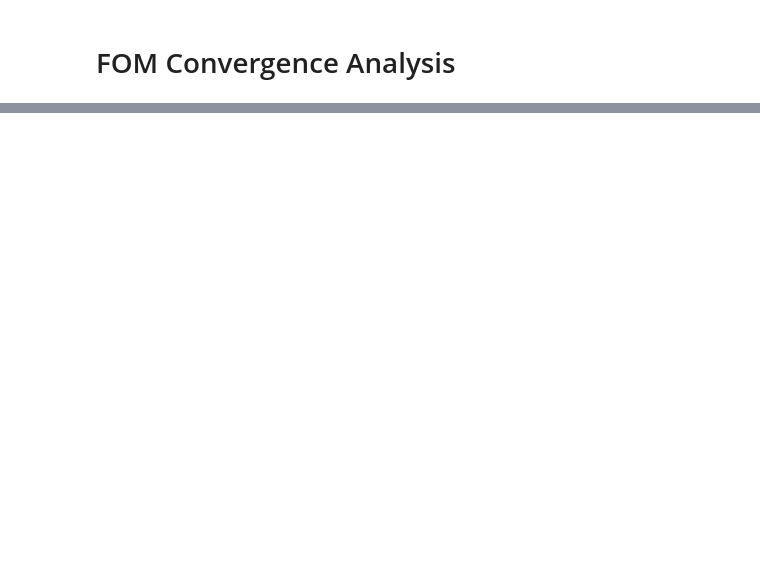
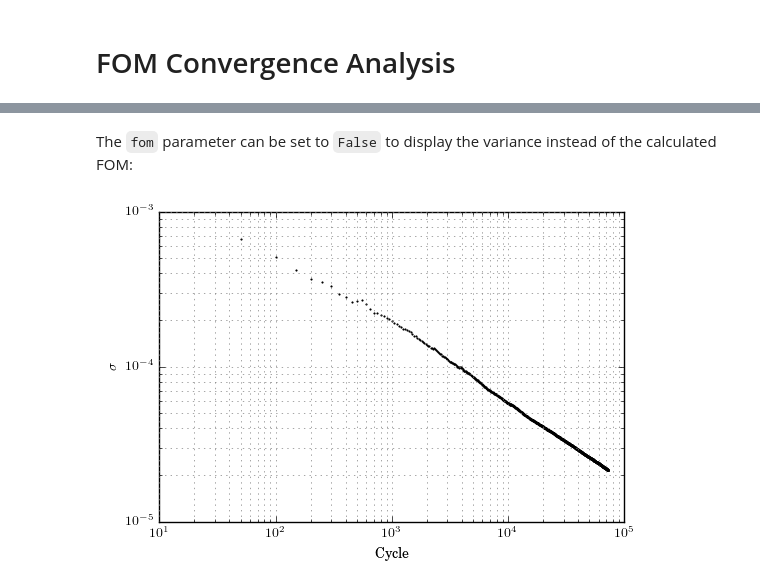
Before and after one commit to JessicaRehak/WDT_Analysis, a Jupyter notebook: WDT_analysis.ipynb, the cells around one changed output, grey strips where cells are left out. Saved outputs shown, nothing was run; the diff lists cells and outputs as text; code cells hidden in the pictures; blank space fills up the shorter version.

```diff
--- a/WDT_analysis.ipynb
+++ b/WDT_analysis.ipynb
@@ -321,0 +82,15 @@ True
+# %% [markdown]
+The `fom` parameter can be set to `False` to display the variance instead of the calculated FOM:
+# %%
+# Get data
+inf_flx = pwr_analyzer.get_data('INF_FLX', grp_entry = 1, fom = False)
+
+# Plotting
+#lt.figure(figsize=(12, 9))
+plt.loglog(inf_flx[:,0], inf_flx[:,1],'.k',ms=2)
+plt.xlabel('Cycle')
+plt.ylabel('$\sigma$')
+plt.grid(True,which='both',color='0.5')
+plt.show()
+# %% [output]
+[figure, added]
```
Also changed, not shown: parts of 75 cells of this notebook.
